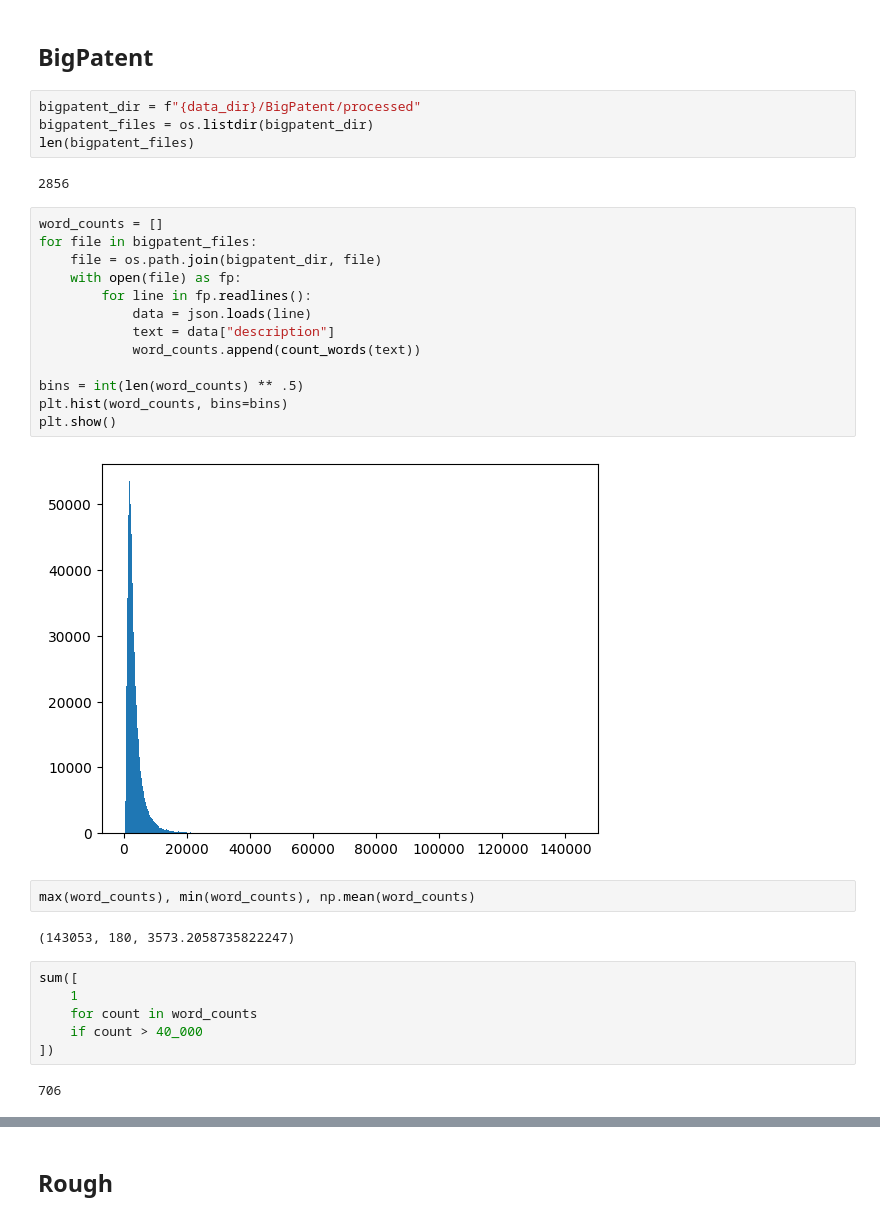
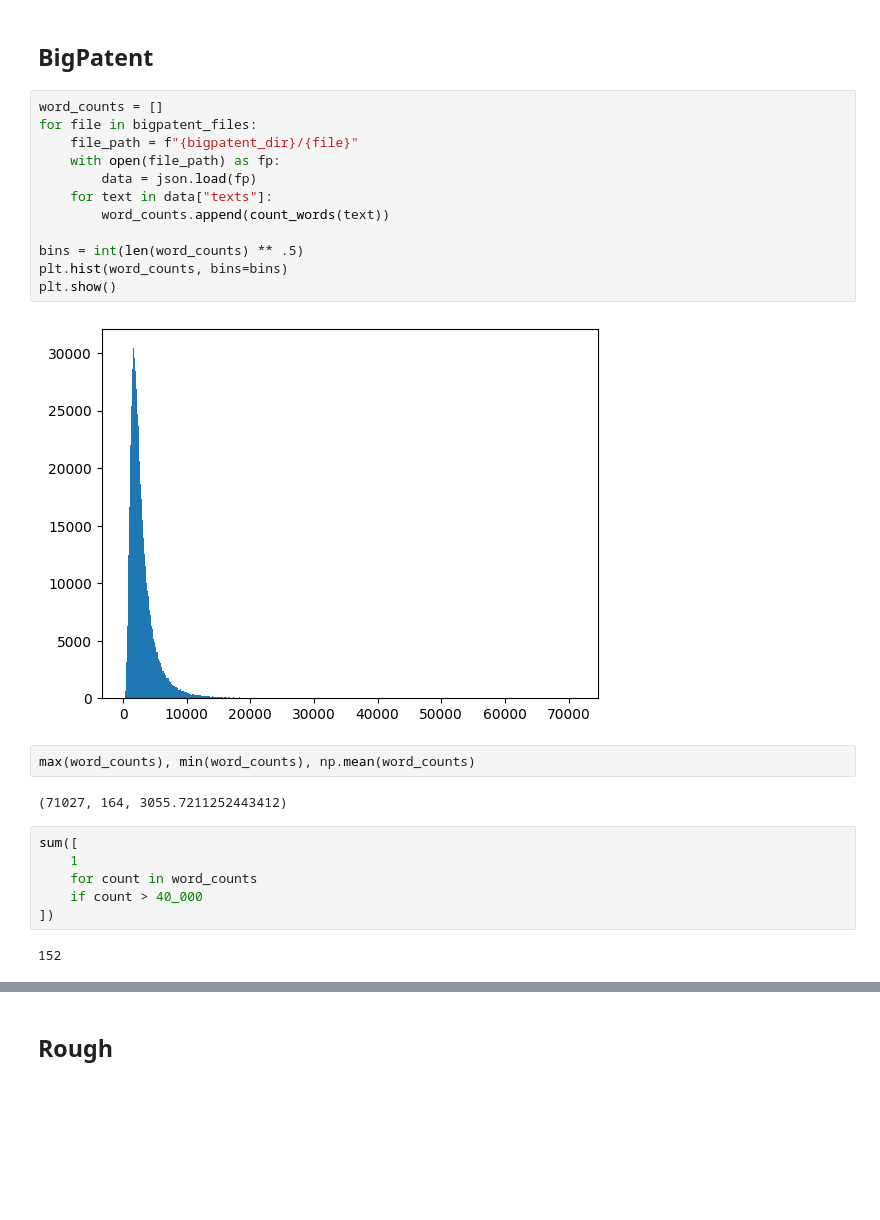
Before and after one commit to NamanChhibbar/LDS, a Jupyter notebook: temp.ipynb, the cells around one changed output, grey strips where cells are left out. Saved outputs shown, nothing was run; the diff lists cells and outputs as text; blank space fills up the shorter version.

```diff
--- a/temp.ipynb
+++ b/temp.ipynb
@@ -94,31 +98,24 @@ preprocessor = TextProcessor(preprocessing=True)
 postprocessor = None
 # %% [markdown]
 ## BigPatent
-# %%
-bigpatent_dir = f"{data_dir}/BigPatent/processed"
-bigpatent_files = os.listdir(bigpatent_dir)
-len(bigpatent_files)
-# %% [output]
-2856
 # %%
 word_counts = []
 for file in bigpatent_files:
-	file = os.path.join(bigpatent_dir, file)
-	with open(file) as fp:
-		for line in fp.readlines():
-			data = json.loads(line)
-			text = data["description"]
-			word_counts.append(count_words(text))
+	file_path = f"{bigpatent_dir}/{file}"
+	with open(file_path) as fp:
+		data = json.load(fp)
+	for text in data["texts"]:
+		word_counts.append(count_words(text))
 
 bins = int(len(word_counts) ** .5)
 plt.hist(word_counts, bins=bins)
 plt.show()
 # %% [output]
-[figure, old version]
+[figure, new version]
 # %%
 max(word_counts), min(word_counts), np.mean(word_counts)
 # %% [output]
-(143053, 180, 3573.2058735822247)
+(71027, 164, 3055.7211252443412)
 # %%
 sum([
 	1
@@ -126,4 +123,4 @@ sum([
 	if count > 40_000
 ])
 # %% [output]
-706
+152
```
Also changed, not shown: parts of 8 cells of this notebook, 4 other files.
